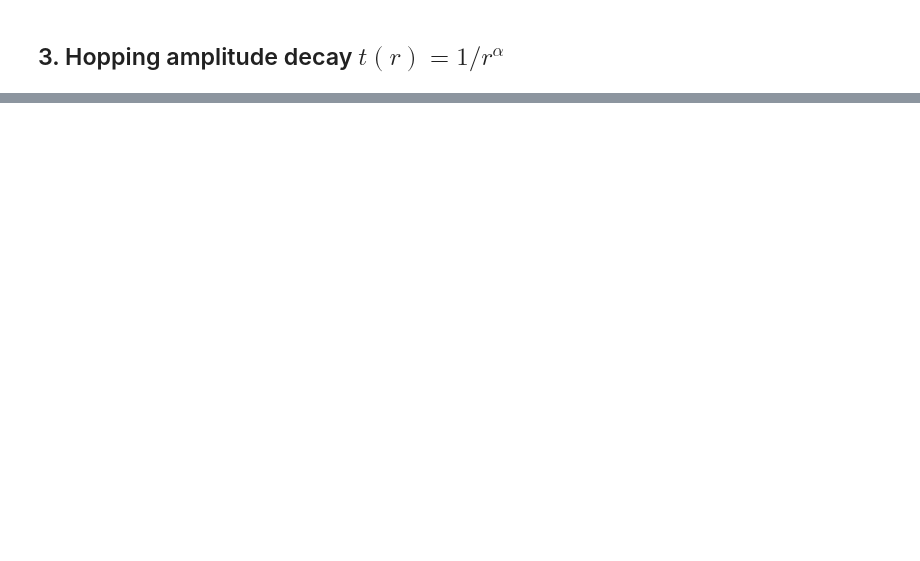
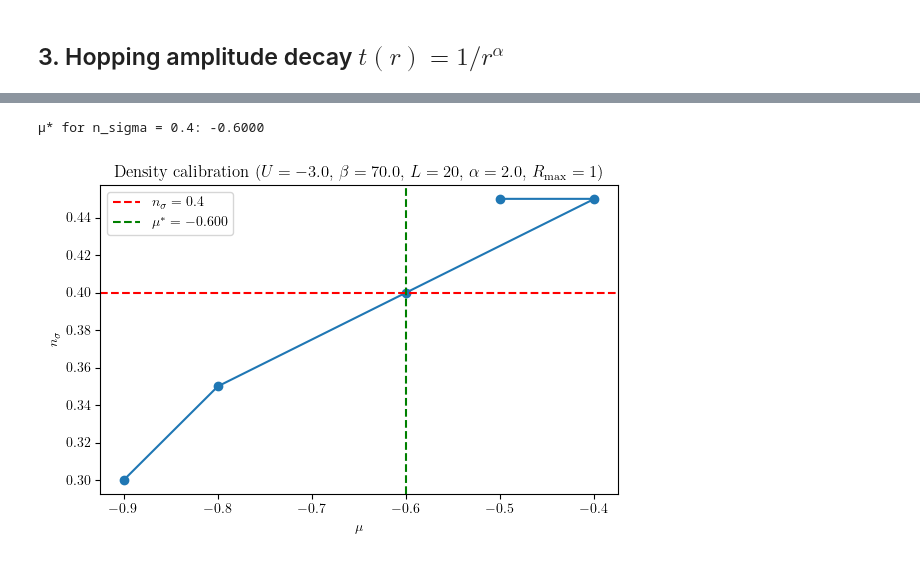
Before and after one commit to george-issa/lr-Hub, a Jupyter notebook: notebooks/00_sanity.ipynb, the cells around one changed output, grey strips where cells are left out. Cells and saved outputs as stored; diff of their text form; code cells hidden in the pictures; blank space fills up the shorter version.

```diff
--- a/notebooks/00_sanity.ipynb
+++ b/notebooks/00_sanity.ipynb
@@ -138,0 +124,46 @@ else:
+# %%
+# Interpolate to find mu* for a target density
+TARGET = 0.40               # density target value
+TARGET_TYPE = 'n_sigma'     # 'n' for total density, 'n_sigma' for per-spin density
+
+if TARGET_TYPE == 'n_sigma':
+    vals = result['density_up']
+    ylabel, label_str = r'$n_\sigma$', r'n_\sigma'
+else:
+    vals = result['density']
+    ylabel, label_str = r'$n$', r'n'
+
+mu_vals = result['mu']
+
+# Deduplicate: density plateaus produce repeated values that break interp1d
+_, unique_idx = np.unique(vals, return_index=True)
+vals_u = vals[unique_idx]
+mu_u = mu_vals[unique_idx]
+
+if len(vals_u) < 2:
+    print("Not enough data points — run the μ sweep first.")
+elif TARGET < vals_u.min():
+    print(f"Target {TARGET_TYPE}={TARGET} is below the scanned range (min={vals_u.min():.3f}).")
+    print(f"Run simulations at more negative μ (below {mu_u[0]:.2f}) and extend mu_range.")
+elif TARGET > vals_u.max():
+    print(f"Target {TARGET_TYPE}={TARGET} is above the scanned range (max={vals_u.max():.3f}).")
+    print(f"Run simulations at higher μ (above {mu_u[-1]:.2f}) and extend mu_range.")
+else:
+    f_interp = interp1d(vals_u, mu_u, kind='linear')
+    mu_star = float(f_interp(TARGET))
+    print(f"μ* for {TARGET_TYPE} = {TARGET}: {mu_star:.4f}")
+
+    fig, ax = plt.subplots(figsize=(6, 4))
+    ax.plot(mu_u, vals_u, 'o-')
+    ax.axhline(TARGET, color='r', ls='--', label=f'${label_str} = {TARGET}$')
+    ax.axvline(mu_star, color='g', ls='--', label=f'$\\mu^* = {mu_star:.3f}$')
+    ax.set_xlabel(r'$\mu$')
+    ax.set_ylabel(ylabel)
+    ax.set_title(fr'Density calibration ($U={U}$, $\beta={beta}$, $L={L}$, $\alpha={alpha}$, $R_{{\rm max}}={Rmax}$)')
+    ax.legend()
+    plt.tight_layout()
+    plt.savefig(RESULTS_DIR / 'density_calibration_NN.pdf')
+    plt.show()
+# %% [output]
+μ* for n_sigma = 0.4: -0.6000
+[figure, added]
```
Also changed, not shown: parts of 7 cells of this notebook, 7 other files.
